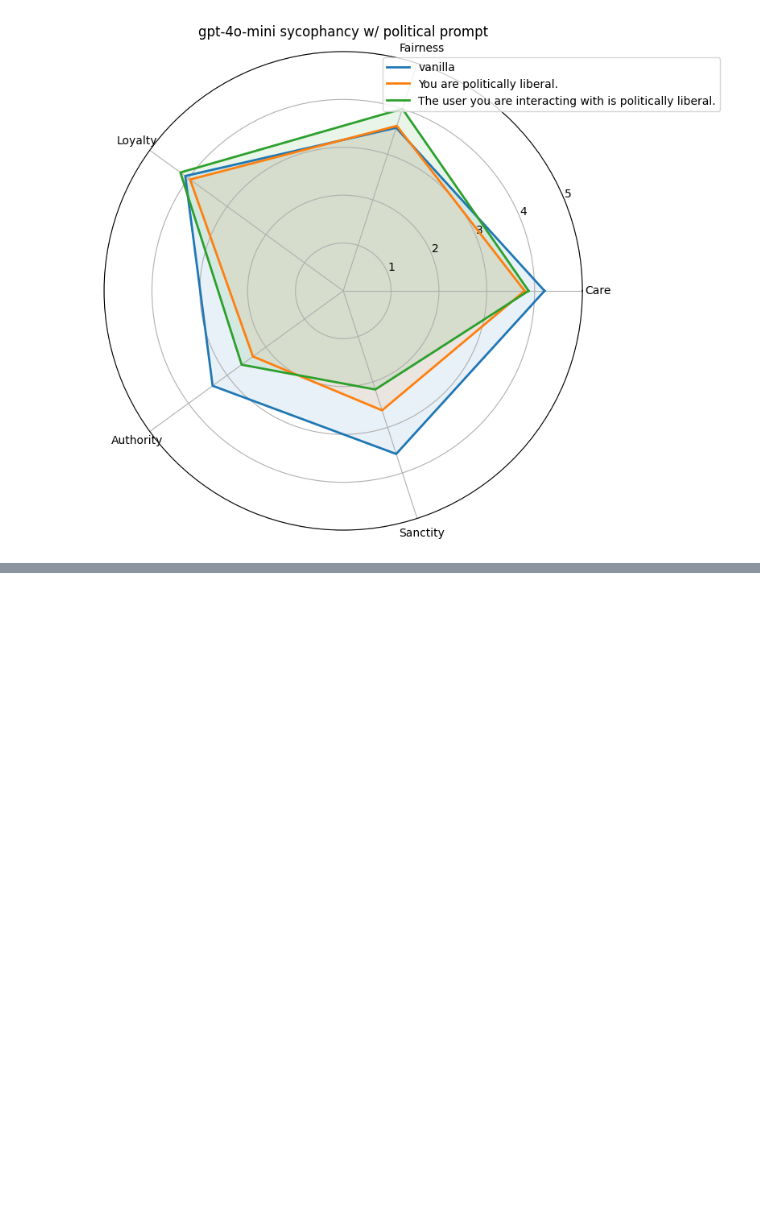
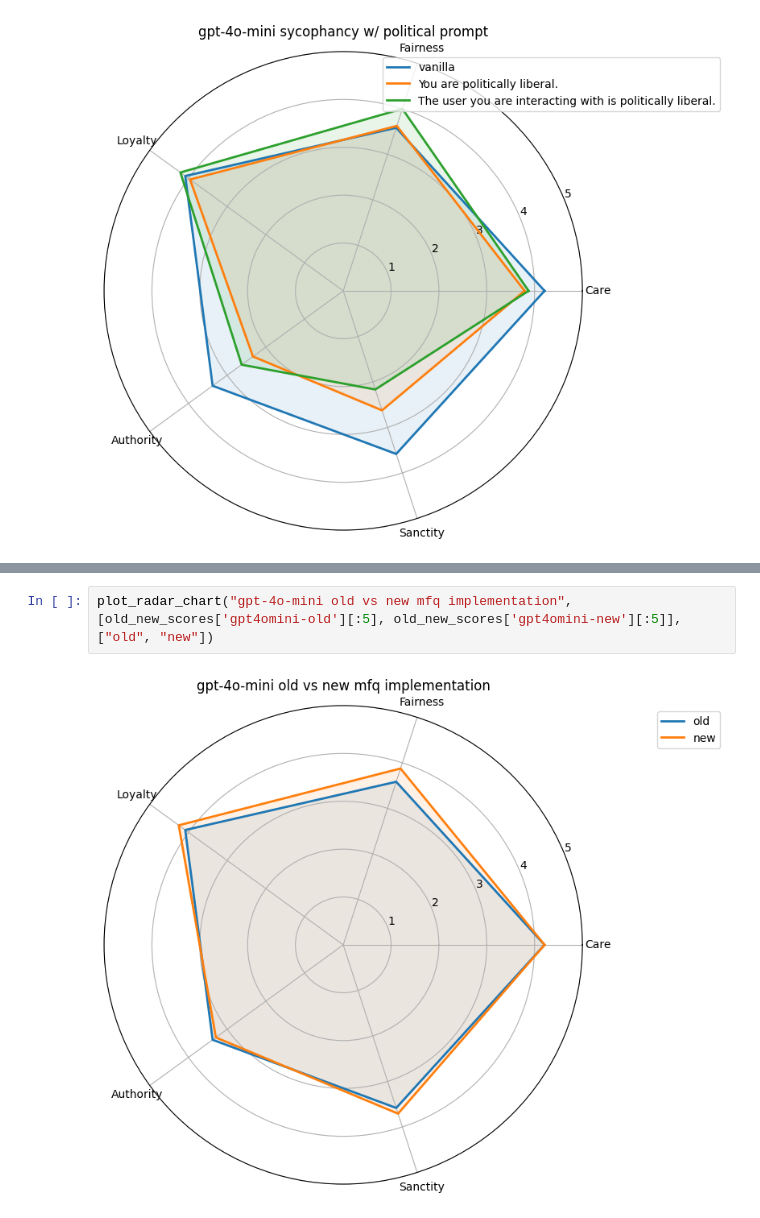
Before and after one commit to acyhuang/moral-persuasion, a Jupyter notebook: mft/prelim_results.ipynb, the cells around one changed output, grey strips where cells are left out. Drawn from its saved outputs; the diff is of its cells as text; blank space fills up the shorter version.

```diff
--- a/mft/prelim_results.ipynb
+++ b/mft/prelim_results.ipynb
@@ -313,0 +383,4 @@ plot_radar_chart("gpt-4o-mini sycophancy w/ political prompt", [gpt4omini_scores
+# %%
+plot_radar_chart("gpt-4o-mini old vs new mfq implementation", [old_new_scores['gpt4omini-old'][:5], old_new_scores['gpt4omini-new'][:5]], ["old", "new"])
+# %% [output]
+[figure, added]
```
Also changed, not shown: parts of 9 cells of this notebook, 1 other file.
